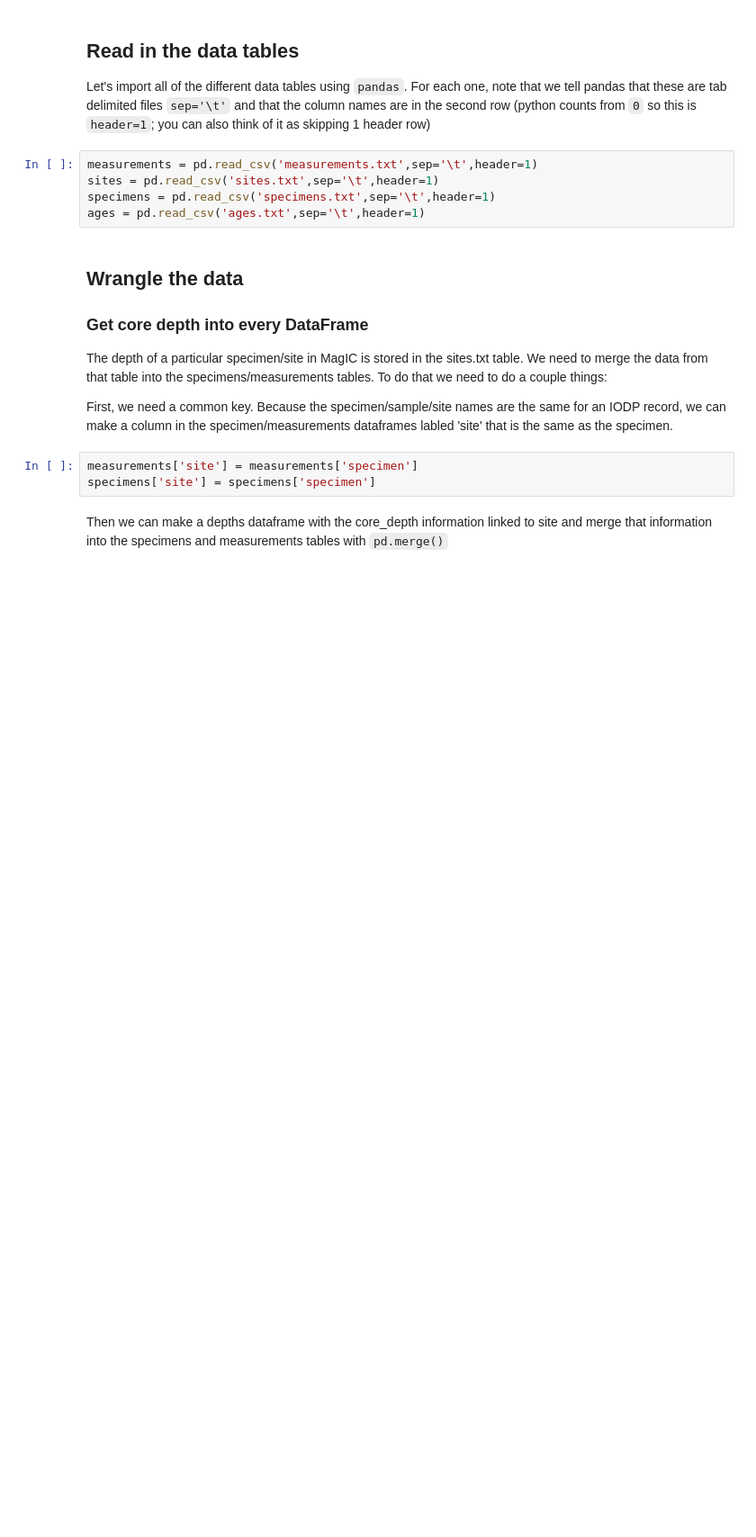
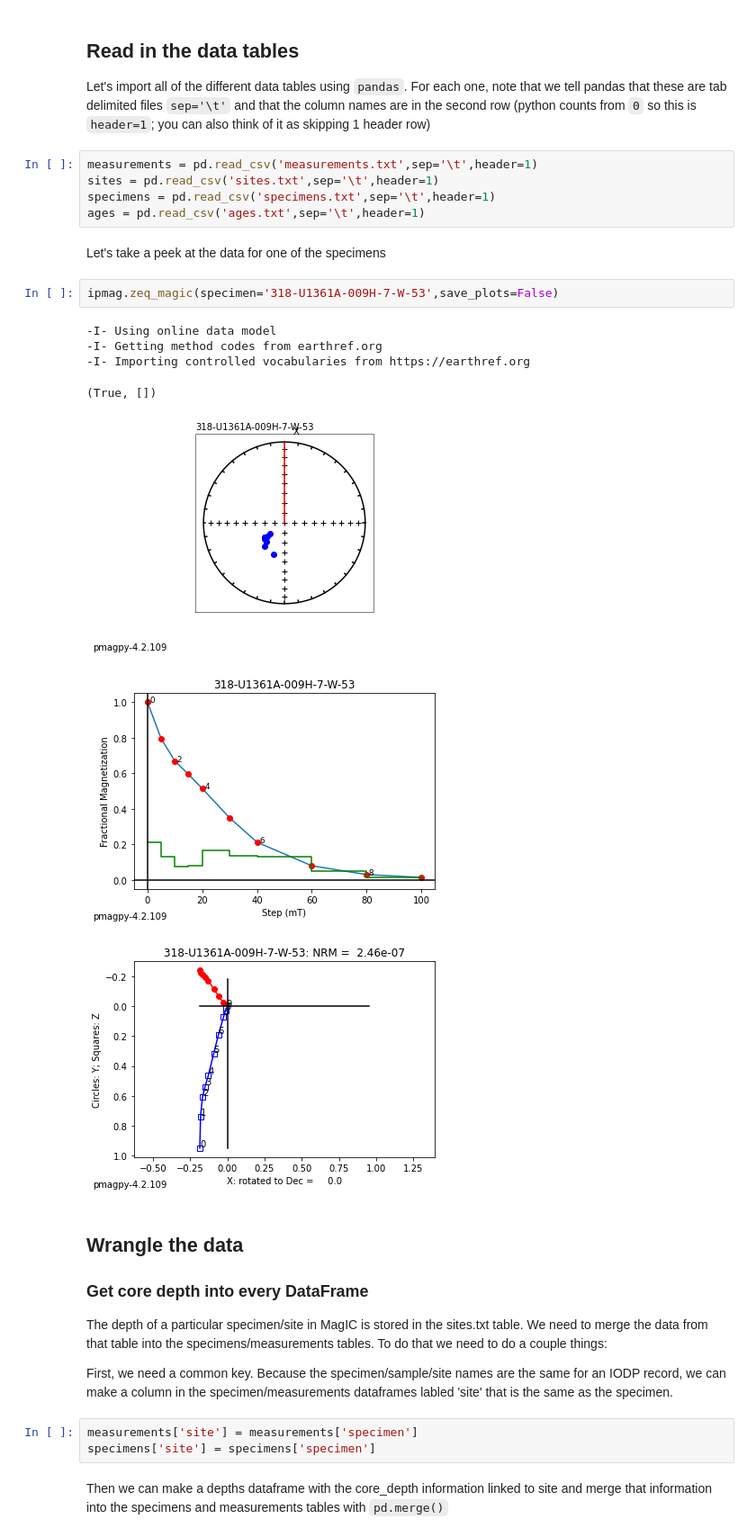
Before and after one commit to PmagPy/2023_MagIC_Tutorial, a Jupyter notebook: 3_PmagPy_in_action/magnetostratigraphy/magnetostratigraphy.ipynb, the cells around one changed output. Shown at 90% size. Drawn from its saved outputs; the diff is of its cells as text; blank space fills up the shorter version.

```diff
--- a/3_PmagPy_in_action/magnetostratigraphy/magnetostratigraphy.ipynb
+++ b/3_PmagPy_in_action/magnetostratigraphy/magnetostratigraphy.ipynb
@@ -71,6 +50,18 @@ measurements = pd.read_csv('measurements.txt',sep='\t',header=1)
 sites = pd.read_csv('sites.txt',sep='\t',header=1)
 specimens = pd.read_csv('specimens.txt',sep='\t',header=1)
 ages = pd.read_csv('ages.txt',sep='\t',header=1)
+# %% [markdown]
+Let's take a peek at the data for one of the specimens
+# %%
+ipmag.zeq_magic(specimen='318-U1361A-009H-7-W-53',save_plots=False)
+# %% [output]
+-I- Using online data model
+-I- Getting method codes from earthref.org
+-I- Importing controlled vocabularies from https://earthref.org
+(True, [])
+[figure, added]
+[figure, added]
+[figure, added]
 # %% [markdown]
 ## Wrangle the data
 
```
Also changed, not shown: parts of 22 cells of this notebook, 1 other file.
